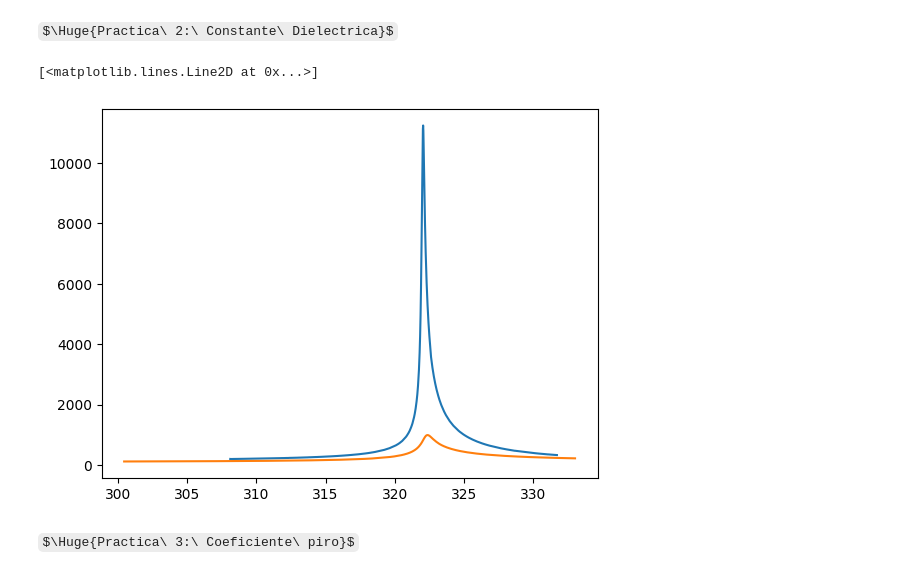
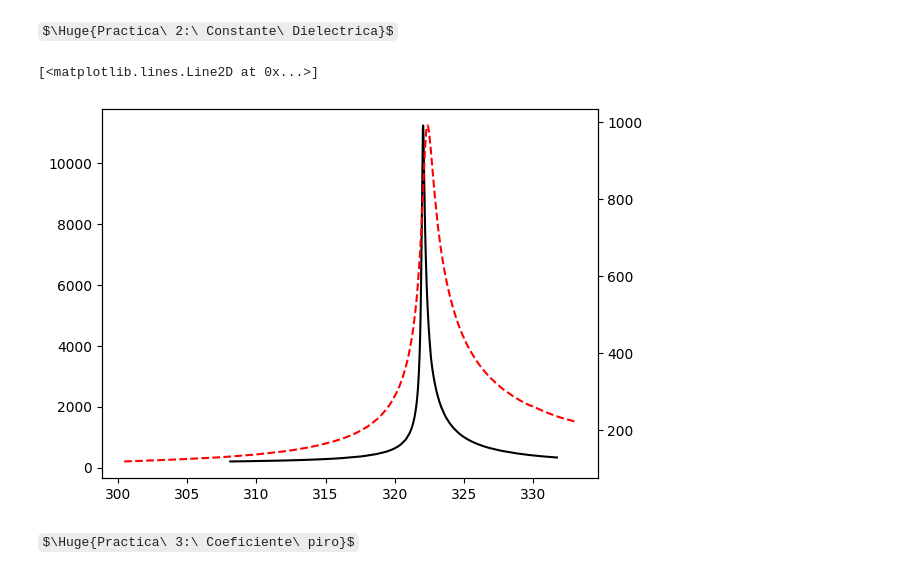
Before and after one commit to albertopeinador/termicas, a Jupyter notebook: lab_termo.ipynb, the cells around one changed output. Drawn from its saved outputs; the diff is of its cells as text; code cells hidden in the pictures; some formulas as TeX source.

```diff
--- a/lab_termo.ipynb
+++ b/lab_termo.ipynb
@@ -59,24 +106,24 @@ $\Huge{Practica\ 2:\ Constante\ Dielectrica}$
 # %%
 e0 = 8.85e-12
 S_TGS = 64e-6
 d_TGS = 2.1e-3
 S_LATGS = 86e-6
 d_LATGS = 2.2e-3
 
 fig = plt.figure()
 ax = fig.add_subplot(1,1,1)
-
+ax1 = ax.twinx()
 C_TGS = pd.read_csv('datos_practicas_23_24/cd_tgs.dat', header=None)
 C_LATGS = pd.read_csv('datos_practicas_23_24/cd_latgs.dat', header=None)
 
 e_TGS = C_TGS [1] * d_TGS / e0 / S_TGS
 e_LATGS = C_LATGS [1] * d_LATGS / e0 / S_LATGS
 
-ax.plot(C_TGS[0].loc[:], e_TGS.loc[:])
-ax.plot(C_LATGS[0].loc[:], e_LATGS.loc[:])
+ax.plot(C_TGS[0].loc[:], e_TGS.loc[:], 'k-')
+ax1.plot(C_LATGS[0].loc[:], e_LATGS.loc[:], 'r--')
 # %% [output]
 [<matplotlib.lines.Line2D at 0x...>]
-[figure, old version]
+[figure, new version]
 # %% [markdown]
 $\Huge{Practica\ 3:\ Coeficiente\ piro}$
 # %%
```
Also changed, not shown: parts of 7 cells of this notebook, 3 other files.
